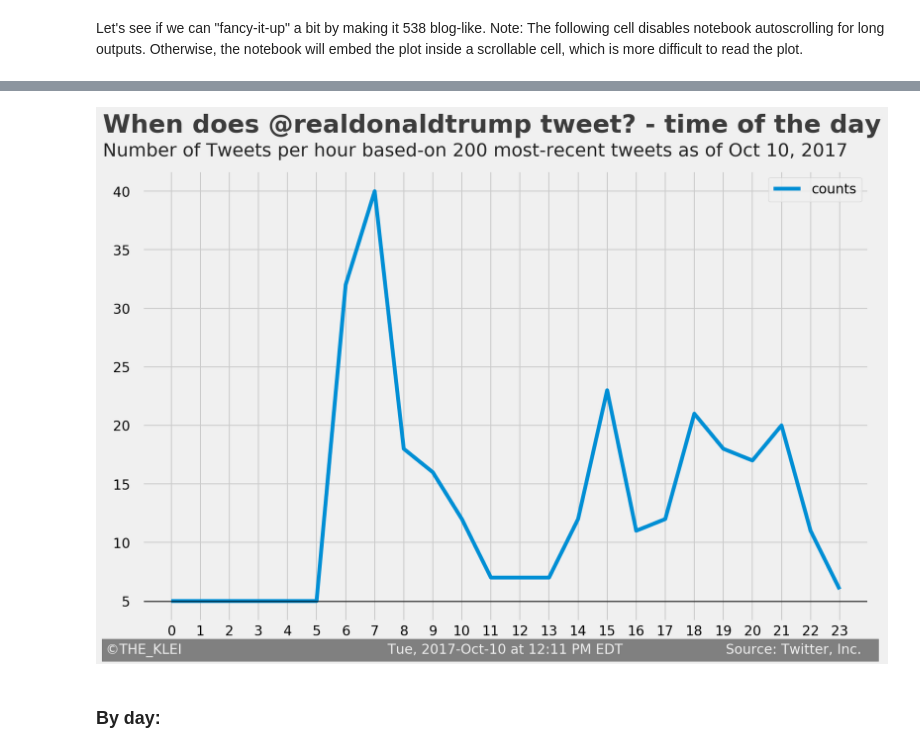
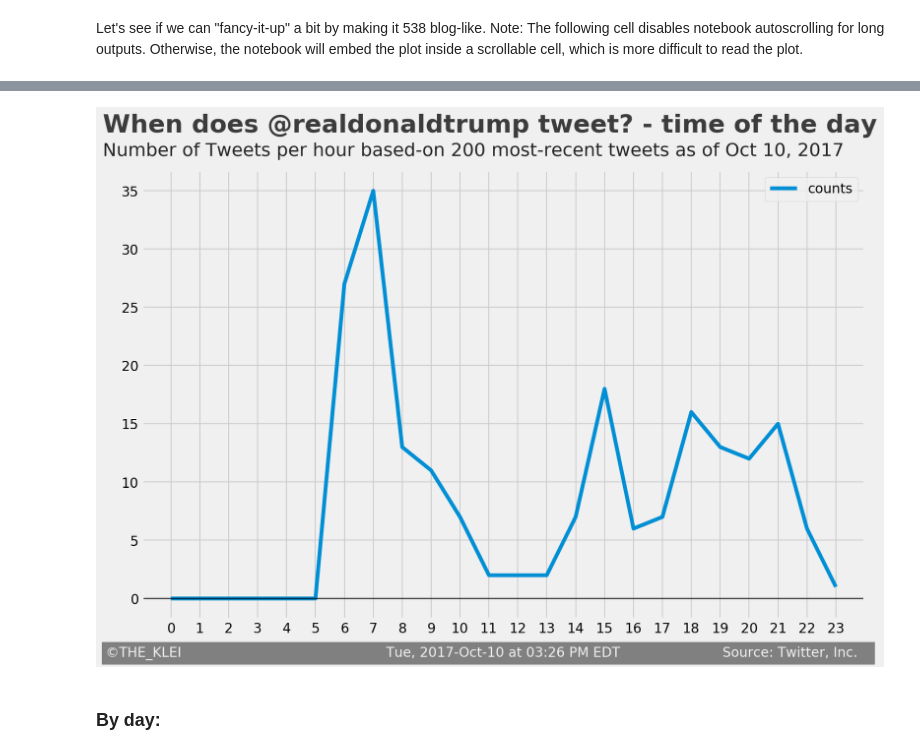
Before and after one commit to elliotk/twitter_eda, a Jupyter notebook: develop/20171010_realdonaldtrump_tweet_counts.ipynb, the cells around one changed output, grey strips where cells are left out. Drawn from its saved outputs; the diff is of its cells as text; code cells hidden in the pictures.

```diff
--- a/develop/20171010_realdonaldtrump_tweet_counts.ipynb
+++ b/develop/20171010_realdonaldtrump_tweet_counts.ipynb
@@ -141,35 +141,34 @@ IPython.OutputArea.prototype._should_scroll = function(lines) {
 # %%
 # Plot
 ax = hour_counts.plot(x='hours', y='counts', kind='line', figsize=(12, 8))
 ax.set_xticks(np.arange(24))
 
 #ax.set_xticklabels(xticks, rotation=50)
 #ax.set_title('Number of Tweets per hour')
 #ax.set_xlabel('Hour')
 #ax.set_ylabel('No. of Tweets')
 
-ax.set_yticklabels(labels=['0  ', '5  ', '10  ', '15  ', '20  ', '25  ', '30  ', '35  ', '40  '
-                          ])
+#ax.set_yticklabels(labels=['0  ', '5  ', '10  ', '15  ', '20  ', '25  ', '30  ', '35  ', '40  '])
 ax.tick_params(axis='both', which='major', labelsize=14)
 ax.axhline(y=0, color='black', linewidth=1.3, alpha=0.7)
 ax.set_xlim(left=-1, right=24)
 ax.xaxis.label.set_visible(False)
 
 now = datetime.strftime(datetime.now(), '%a, %Y-%b-%d at %I:%M %p EDT')
-ax.text(x=-2.25, y=-4.5,
+ax.text(x=-2.25, y=-5.,
     s = u"\u00A9" + 'THE_KLEI                                                {}                        Source: Twitter, Inc.   '.format(now),
     fontsize=14, color='#f0f0f0', backgroundcolor='grey')
 
 ax.text(x=-2.35, y=40, s="When does @{} tweet? - time of the day".format(twitter_handle),
                fontsize=26, weight='bold', alpha=0.75)
 
 ax.text(x=-2.35, y=38,
                s='Number of Tweets per hour based-on 200 most-recent tweets as of {}'.format(datetime.strftime(datetime.now(), '%b %d, %Y')),
               fontsize=19, alpha=0.85)
 
 plt.show()
 # %% [output]
-[figure, old version]
+[figure, new version]
 # %% [markdown]
 ### By day:
 # %%
```
Also changed, not shown: 1 other file.
